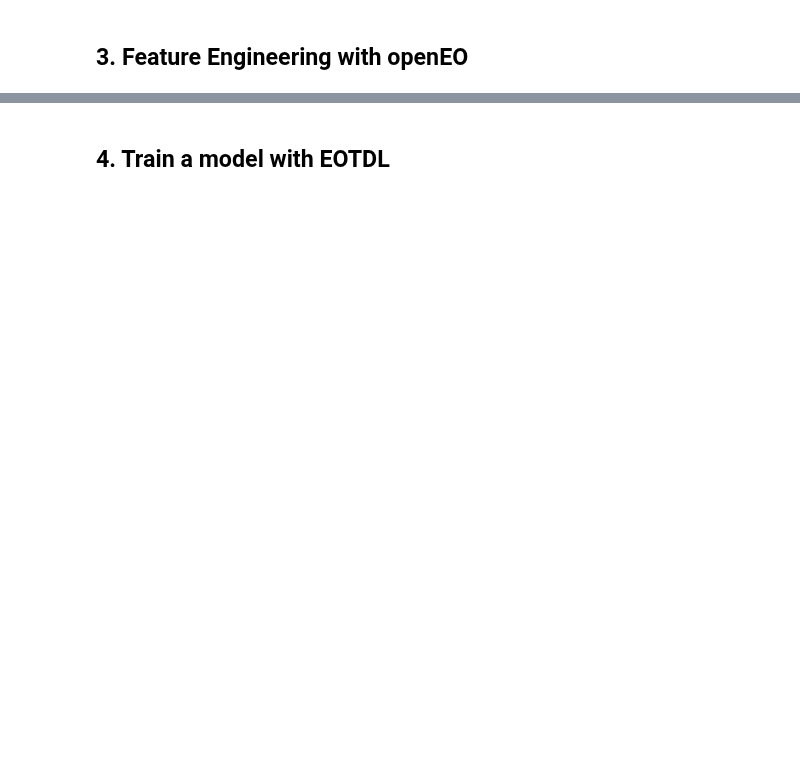
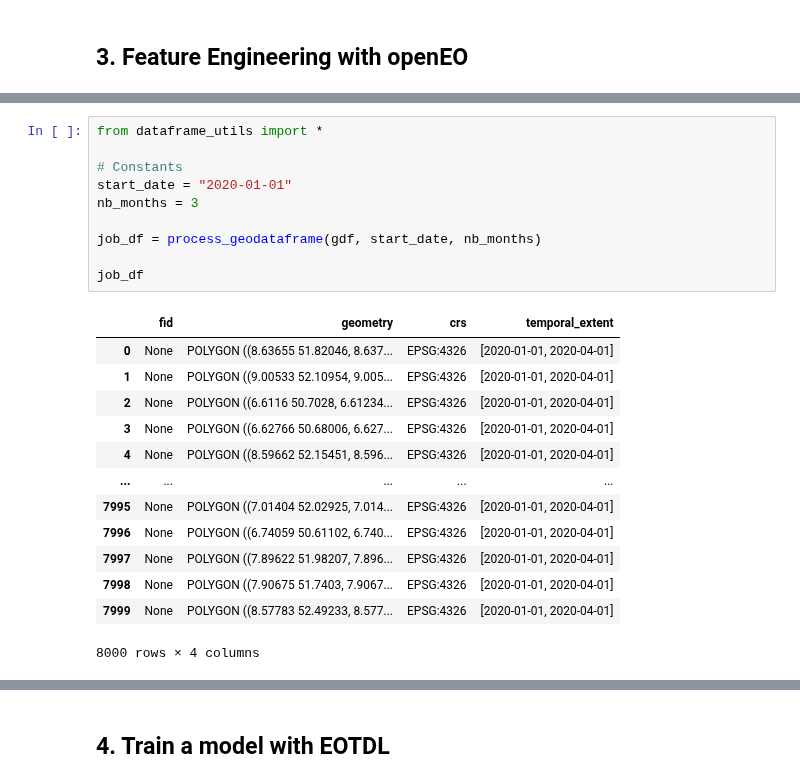
Before and after one commit to earthpulse/eotdl, a Jupyter notebook: tutorials/usecases/openEO/use_case_1.ipynb, the cells around one changed output, grey strips where cells are left out. Cells and saved outputs as stored; diff of their text form; blank space fills up the shorter version.

```diff
--- a/tutorials/usecases/openEO/use_case_1.ipynb
+++ b/tutorials/usecases/openEO/use_case_1.ipynb
@@ -31,0 +205,24 @@ Save features as dataset in EOTDL for training.
+# %%
+from dataframe_utils import *
+
+# Constants
+start_date = "2020-01-01"
+nb_months = 3
+
+job_df = process_geodataframe(gdf, start_date, nb_months)
+
+job_df
+# %% [output]
+|  | fid | geometry | crs | temporal_extent |
+| 0 | None | POLYGON ((8.63655 51.82046, 8.637... | EPSG:4326 | [2020-01-01, 2020-04-01] |
+| 1 | None | POLYGON ((9.00533 52.10954, 9.005... | EPSG:4326 | [2020-01-01, 2020-04-01] |
+| 2 | None | POLYGON ((6.6116 50.7028, 6.61234... | EPSG:4326 | [2020-01-01, 2020-04-01] |
+| 3 | None | POLYGON ((6.62766 50.68006, 6.627... | EPSG:4326 | [2020-01-01, 2020-04-01] |
+| 4 | None | POLYGON ((8.59662 52.15451, 8.596... | EPSG:4326 | [2020-01-01, 2020-04-01] |
+| ... | ... | ... | ... | ... |
+| 7995 | None | POLYGON ((7.01404 52.02925, 7.014... | EPSG:4326 | [2020-01-01, 2020-04-01] |
+| 7996 | None | POLYGON ((6.74059 50.61102, 6.740... | EPSG:4326 | [2020-01-01, 2020-04-01] |
+| 7997 | None | POLYGON ((7.89622 51.98207, 7.896... | EPSG:4326 | [2020-01-01, 2020-04-01] |
+| 7998 | None | POLYGON ((7.90675 51.7403, 7.9067... | EPSG:4326 | [2020-01-01, 2020-04-01] |
+| 7999 | None | POLYGON ((8.57783 52.49233, 8.577... | EPSG:4326 | [2020-01-01, 2020-04-01] |
+8000 rows × 4 columns
```
Also changed, not shown: parts of 38 cells of this notebook, 5 other files.
